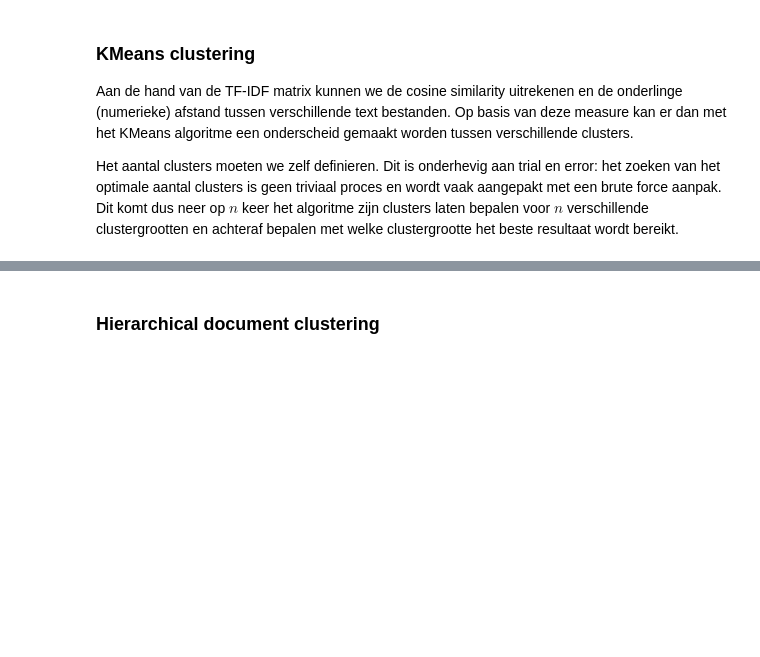
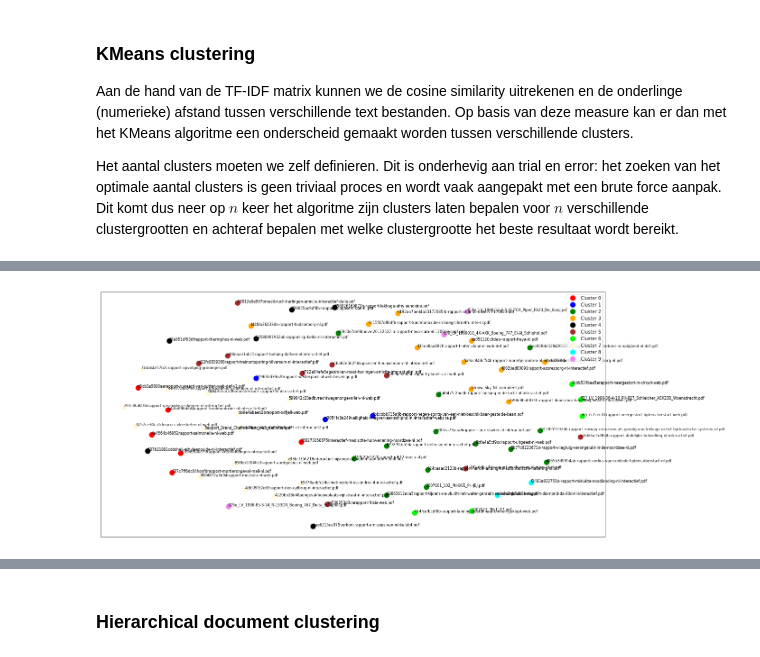
Before and after one commit to mvdhoek/OVVTextMining, a Jupyter notebook: Textmining_OVVrapporten.ipynb, the cells around one changed output, grey strips where cells are left out. Cells and saved outputs as stored; diff of their text form; code cells hidden in the pictures; blank space fills up the shorter version.

```diff
--- a/Textmining_OVVrapporten.ipynb
+++ b/Textmining_OVVrapporten.ipynb
@@ -58,7 +59,7 @@ from pyPdf import PdfFileReader # extract pdf metadata
 lang = 'nl'
 
 # Define location of reports
-FilePath = './Rapporten decrypted/' + lang + '/'
+#FilePath = './Rapporten decrypted/' + lang + '/'
 FilePath = './Rapporten selectie/' + lang + '/'
 
 # Get files in folder
@@ -285,20 +289,15 @@ Om onze teksten te processen moeten we nog een cleansing stap uitvoeren: het ver
 # %%
-from nltk.corpus import stopwords
-from collections import Counter
-
-# filter NL en EN stopwoorden uit de tekst
-#if lang == 'en':
-#    data_filtered = np.array([w for w in data_filtered if not w in stopwords.words('english')])
-#elif lang == 'nl':
-#    data_filtered = np.array([w for w in textbody if not w in stopwords.words('dutch')])
-
+# Loop over files and remove stopwords
 for i in np.arange(0,np.shape(textdict.keys())[0]):
     print i+1,'/',np.shape(textdict.keys())[0]
-    text_nostopw = [w for w in textdict.values()[i] if not w in stopwords.words('english') and not w in stopwords.words('dutch')]
-      #  text_nostopw = [w for w in textdict.values()[i] if not w in stopwords.words('dutch') ]
+    if lang == 'nl':
+        text_nostopw = [w for w in textdict.values()[i] if not w in stopwords.words('dutch')]
+    elif lang == 'en':
+        text_nostopw = [w for w in textdict.values()[i] if not w in stopwords.words('english')]
     textdict[textdict.keys()[i]] = text_nostopw
 
 # trick to flatten matrix: sum(list(textdict.values()),[])
 count = Counter(sum(list(textdict.values()),[]))
 
+# print de meest voorkomende woorden na het verwijderen van de stopwords
 print count.most_common(100)
@@ -363,16 +422,18 @@ alltext = [' '.join(text) for text in textdict.values()]
 tfidf_tokenizer = lambda doc: [word for word in doc.split(' ')]
 
 # define numer of ngrams
-ngrams = (2,2)
+ngrams = (3,15)
 
 # define vectorizer -- using ngrams
-#sklearn_tfidf = TfidfVectorizer(analyzer='char_wb',ngram_range=ngrams,norm='l2',min_df=0,use_idf=True,smooth_idf=False, sublinear_tf=True, tokenizer=tfidf_tokenizer)
+sklearn_tfidf = TfidfVectorizer(analyzer='char_wb',ngram_range=ngrams,norm='l2',min_df=0,max_df=0.8,
+                                use_idf=True,smooth_idf=False, sublinear_tf=True, tokenizer=tfidf_tokenizer)
 
 # define vectorizer -- unigram
-sklearn_tfidf = TfidfVectorizer(norm='l2',min_df=0,use_idf=True,smooth_idf=False, sublinear_tf=True, tokenizer=tfidf_tokenizer)
+#sklearn_tfidf = TfidfVectorizer(norm='l2',min_df=0,max_df=0.8,use_idf=True,smooth_idf=False,
+#                                sublinear_tf=True, tokenizer=tfidf_tokenizer)
 
 tfidf_matrix = sklearn_tfidf.fit_transform(alltext)
 
-print tfidf_matrix.toarray()[0].tolist()
+#print tfidf_matrix.toarray()[0].tolist()
 # %%
 np.shape(tfidf_matrix)
@@ -440,7 +461,7 @@ from sklearn.metrics.pairwise import cosine_similarity
 dist = 1 - cosine_similarity(tfidf_matrix)
 
 from sklearn.cluster import KMeans
-num_clusters = 5
+num_clusters = 10
 km = KMeans(n_clusters=num_clusters)
 km.fit(tfidf_matrix)
 
@@ -470,35 +509,38 @@ fig, ax = plt.subplots(figsize=(20, 10)) # set size
 ax.margins(0.05) # Optional, just adds 5% padding to the autoscaling
 
 cluster_names = ['Cluster '+str(w) for w in np.arange(np.min(clusters),np.max(clusters)+1,1)]
-cluster_colors = ['red','green','blue','black','orange']*5
+cluster_colors = ['r','b','g','orange','k','brown','lime','cornsilk',
+                  'aqua','violet','grey','gold','darkred']
 
 for name, group in groups:
     ax.plot(group.x, group.y, marker='o', linestyle='', ms=12,
             label=cluster_names[name], color=cluster_colors[name],
             mec='none')
     ax.set_aspect('auto')
     ax.tick_params(\
         axis= 'x',          # changes apply to the x-axis
         which='both',      # both major and minor ticks are affected
         bottom='off',      # ticks along the bottom edge are off
         top='off',         # ticks along the top edge are off
         labelbottom='off')
     ax.tick_params(\
         axis= 'y',         # changes apply to the y-axis
         which='both',      # both major and minor ticks are affected
         left='off',      # ticks along the bottom edge are off
         top='off',         # ticks along the top edge are off
         labelleft='off')
 
 ax.legend(numpoints=1)  #show legend with only 1 point
 
 #add label in x,y position with the label as the film title
 for i in range(len(df)):
-    ax.text(df.ix[i]['x'], df.ix[i]['y'], df.ix[i]['title'], size=8)
+    ax.text(df.iloc[i]['x'], df.iloc[i]['y'], df.iloc[i]['title'], size=8)
 
 
 
 plt.show() #show the plot
 
 #uncomment the below to save the plot if need be
-#plt.savefig('clusters_small_noaxes.png', dpi=200)
+plt.savefig('./Plots/Rapporten-clusters_plot.pdf')
+# %% [output]
+[figure, added]
```
Also changed, not shown: parts of 33 cells of this notebook.
